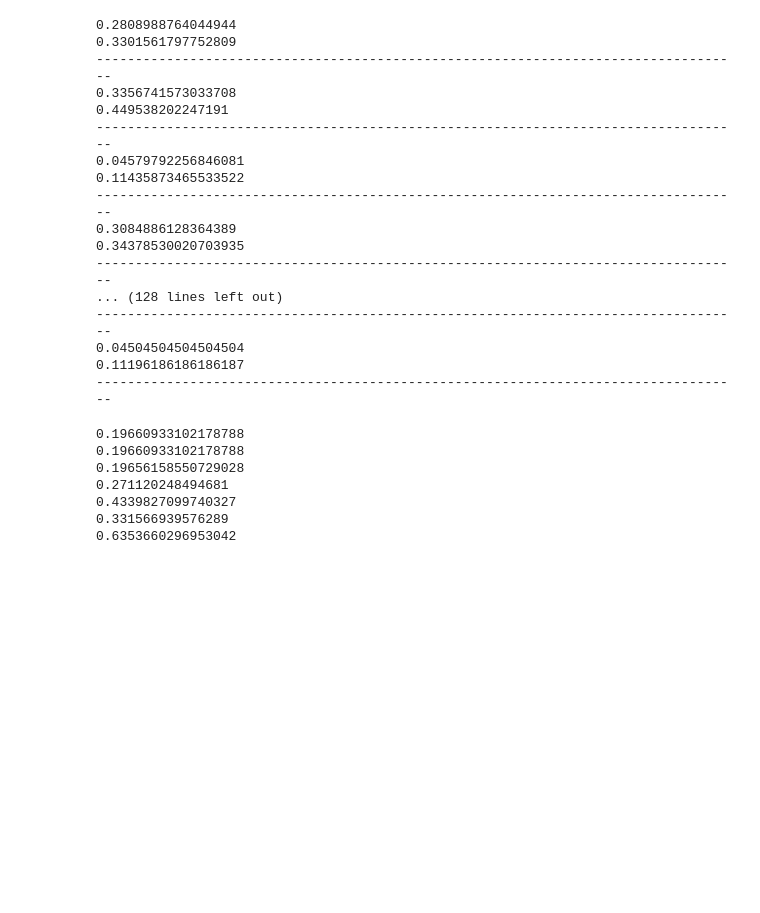
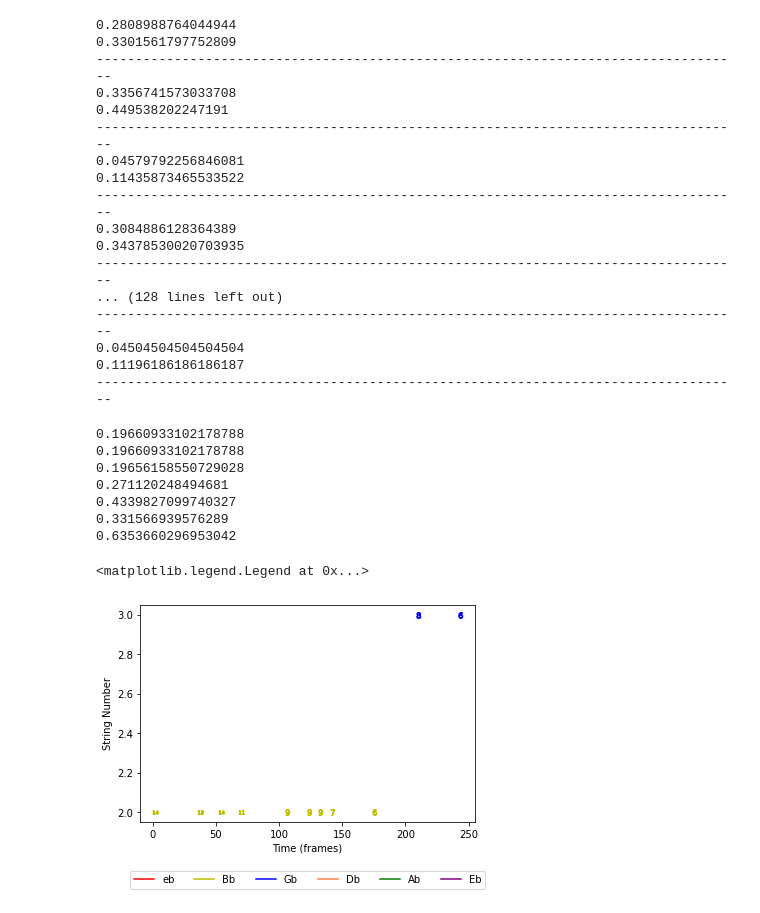
Before and after one commit to kamand-hj/Guitar-Tableture-Estimation, a Jupyter notebook: Metrics-Copy1.ipynb, the cells around one changed output. Drawn from its saved outputs; the diff is of its cells as text; code cells hidden in the pictures; blank space fills up the shorter version.

```diff
--- a/Metrics-Copy1.ipynb
+++ b/Metrics-Copy1.ipynb
@@ -653,3 +636,75 @@ print(tdr / 48)
 0.4339827099740327
 0.331566939576289
 0.6353660296953042
+# %%
+#code for generating the visual representation of the tabs
+
+index = 0 #fill in a number here that corresponds to one of the songs
+
+string1 = []
+string2 = []
+string3 = []
+string4 = []
+string5 = []
+string6 = []
+
+for i in predictions[index]:
+    string1.append(i[0][0].tolist().index(max(i[0][0])))
+    string2.append(i[0][1].tolist().index(max(i[0][1])))
+    string3.append(i[0][2].tolist().index(max(i[0][2])))
+    string4.append(i[0][3].tolist().index(max(i[0][3])))
+    string5.append(i[0][4].tolist().index(max(i[0][4])))
+    string6.append(i[0][5].tolist().index(max(i[0][5])))
+strings = [string6,string5,string4,string3,string2,string1]
+
+s = []
+for j in strings:
+    s6 = []
+    prevtemp = 1
+    temp = 1
+    for i in range(len(j)):
+        if i>0:
+            if j[i] == j[i-1]:
+                temp += 1
+                if i == len(j)-1:
+                    if j[i] != 0:
+                        s6.append((prevtemp,j[i]))
+                    prevtemp = temp
+            else:
+                if j[i-1] != 0:
+                    s6.append((prevtemp, j[i-1]))
+                prevtemp = temp
+                temp += 1
+                if i == len(j)-1:
+                    if j[1] != 0:
+                        s6.append((1,j[i]))
+    s.append(s6)
+
+strings = s
+
+from matplotlib import lines as mlines, pyplot as plt
+
+str_midi_dict = {0: 39, 1: 44, 2: 49, 3: 54, 4: 58, 5: 63}
+string_dict = {5: 'Eb', 4: 'Ab', 3: 'Db', 2: 'Gb', 1: 'Bb', 0: 'eb'}
+style_dict = {0 : 'r', 1 : 'y', 2 : 'b', 3 : '#FF7F50', 4 : 'g', 5 : '#800080'}
+s = 0
+
+handle_list = []
+
+for string_tran in strings:
+    handle_list.append(mlines.Line2D([], [], color=style_dict[s],
+                                     label=string_dict[s]))
+    for fret in string_tran:
+        plt.scatter(fret[0], s+1, marker="${}$".format(fret[1]), color =
+        style_dict[s])
+#         start_time += 1
+    s += 1
+
+plt.xlabel('Time (frames)')
+plt.ylabel('String Number')
+
+plt.legend(loc='upper center', bbox_to_anchor=(0.5, -0.2),
+           handles=handle_list, ncol=8)
+# %% [output]
+<matplotlib.legend.Legend at 0x...>
+[figure, added]
```
Also changed, not shown: parts of 5 cells of this notebook.
